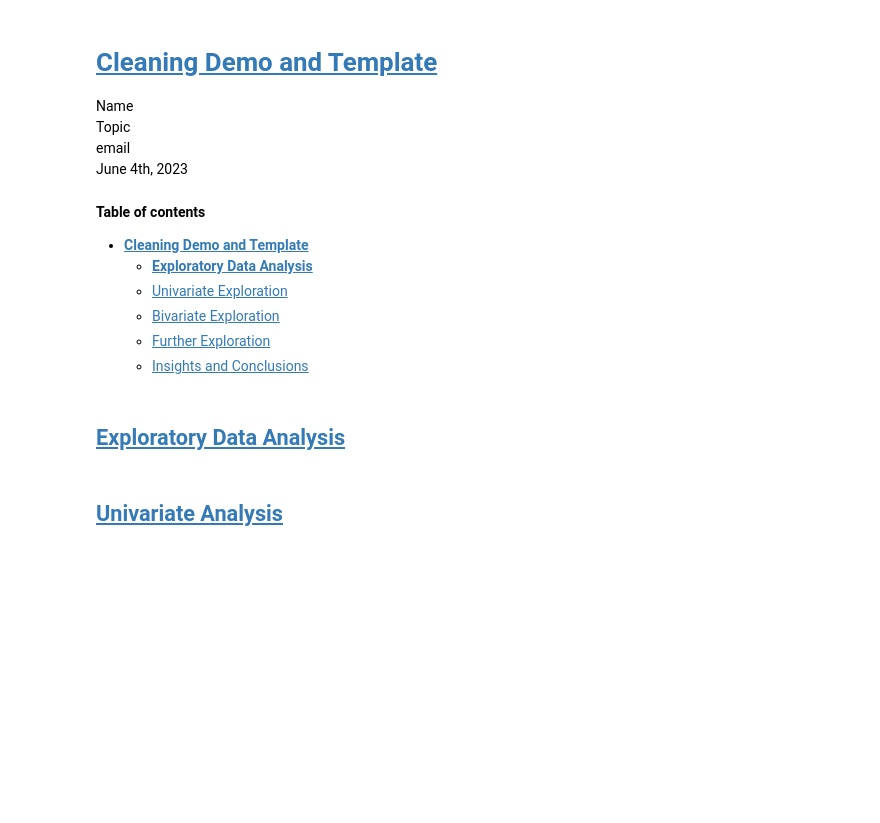
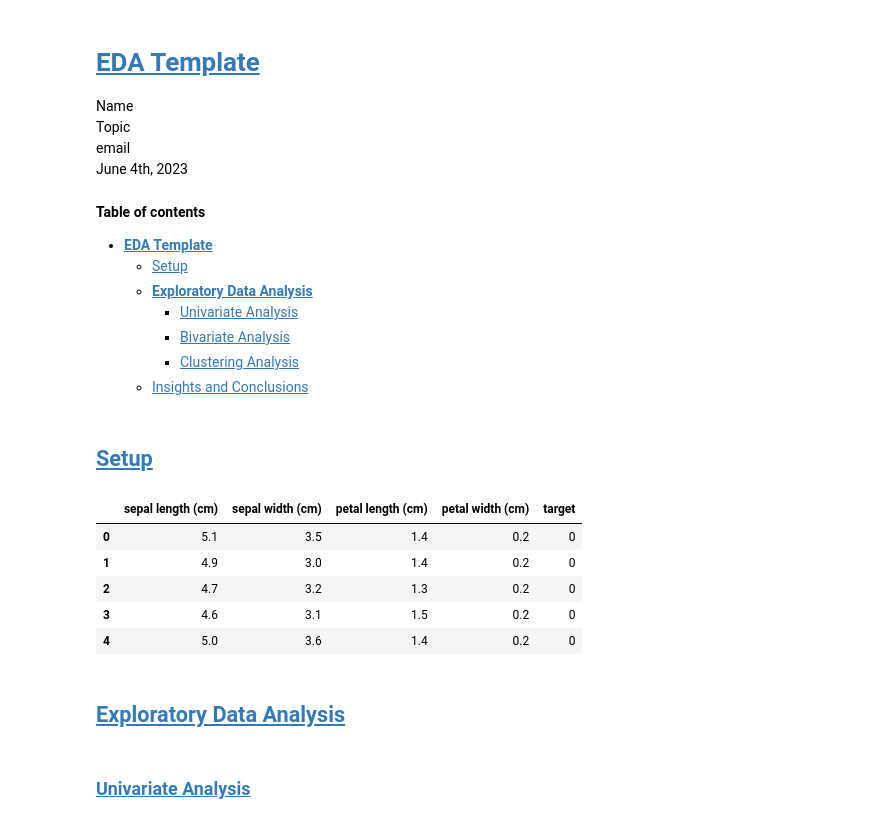
Before and after one commit to scelarek/Reference_Notebooks, a Jupyter notebook: Templates For Projects/Template - EDA.ipynb, the cells around one changed output. Cells and saved outputs as stored; diff of their text form; code cells hidden in the pictures; blank space fills up the shorter version.

```diff
--- a/Templates For Projects/Template - EDA.ipynb
+++ b/Templates For Projects/Template - EDA.ipynb
@@ -1,5 +1,5 @@
 # %% [markdown]
-# <a id='toc1_'></a>[**Cleaning Demo and Template**](#toc0_)
+# <a id='toc1_'></a>[**EDA Template**](#toc0_)
 
 Name
 Topic
@@ -7,12 +7,13 @@ email
 June 4th, 2023
 # %% [markdown]
 **Table of contents**<a id='toc0_'></a>
-- [**Cleaning Demo and Template**](#toc1_)
-  - [**Exploratory Data Analysis**](#toc1_1_)
-  - [Univariate Exploration](#toc1_2_)
-  - [Bivariate Exploration](#toc1_3_)
-  - [Further Exploration](#toc1_4_)
-  - [Insights and Conclusions](#toc1_5_)
+- [**EDA Template**](#toc1_)
+  - [Setup](#toc1_1_)
+  - [**Exploratory Data Analysis**](#toc1_2_)
+    - [Univariate Analysis](#toc1_2_1_)
+    - [Bivariate Analysis](#toc1_2_2_)
+    - [Clustering Analysis](#toc1_2_3_)
+  - [Insights and Conclusions](#toc1_3_)
 
 <!-- vscode-jupyter-toc-config
 	numbering=false
@@ -22,6 +23,8 @@ June 4th, 2023
 	maxLevel=6
 	/vscode-jupyter-toc-config -->
 <!-- THIS CELL WILL BE REPLACED ON TOC UPDATE. DO NOT WRITE YOUR TEXT IN THIS CELL -->
+# %% [markdown]
+## <a id='toc1_1_'></a>[Setup](#toc0_)
 # %%
 from my_code import *
 # %%
@@ -43,7 +46,25 @@ os.environ["PYTHONHASHSEED"] = "123"
 
 # # import warnings
 # warnings.filterwarnings('ignore')
+# %%
+from sklearn.datasets import load_iris
+
+# Load iris dataset
+iris = load_iris()
+
+# Create a DataFrame
+iris_df = pd.DataFrame(data=iris.data, columns=iris.feature_names)
+iris_df['target'] = iris.target
+
+iris_df.head()
+# %% [output]
+|  | sepal length (cm) | sepal width (cm) | petal length (cm) | petal width (cm) | target |
+| 0 | 5.1 | 3.5 | 1.4 | 0.2 | 0 |
+| 1 | 4.9 | 3.0 | 1.4 | 0.2 | 0 |
+| 2 | 4.7 | 3.2 | 1.3 | 0.2 | 0 |
+| 3 | 4.6 | 3.1 | 1.5 | 0.2 | 0 |
+| 4 | 5.0 | 3.6 | 1.4 | 0.2 | 0 |
 # %% [markdown]
-## <a id='toc1_1_'></a>[**Exploratory Data Analysis**](#toc0_)
+## <a id='toc1_2_'></a>[**Exploratory Data Analysis**](#toc0_)
 # %% [markdown]
-## <a id='toc1_2_'></a>[Univariate Analysis](#toc0_)
+### <a id='toc1_2_1_'></a>[Univariate Analysis](#toc0_)
```
Also changed, not shown: parts of 8 cells of this notebook, 5 other files.
